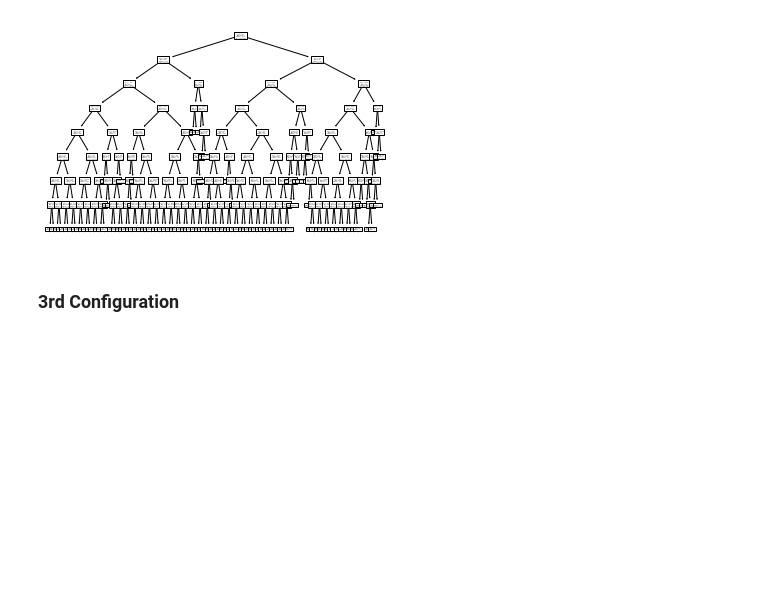
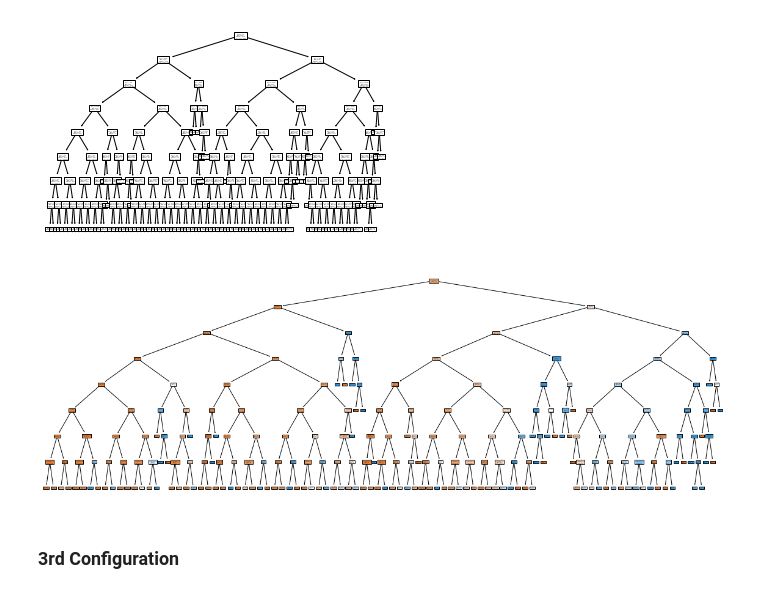
Before and after one commit to AryaCodesAI/Data-Analysis-Using-Machine-Learning-and-Python, a Jupyter notebook: 04_Overfitting & Hyperparameter Tuning with Cross Validation/04C_cross-validation_practice_blank.ipynb, the cells around one changed output. Cells and saved outputs as stored; diff of their text form; code cells hidden in the pictures; blank space fills up the shorter version.

```diff
--- a/04_Overfitting & Hyperparameter Tuning with Cross Validation/04C_cross-validation_practice_blank.ipynb
+++ b/04_Overfitting & Hyperparameter Tuning with Cross Validation/04C_cross-validation_practice_blank.ipynb
@@ -168,6 +180,11 @@ model_dt2.score(X_test, y_test)
 plot_tree(model_dt2);
 # %% [output]
 [figure]
+# %%
+plt.figure(figsize=(20,7))
+plot_tree(decision_tree=model_dt2, feature_names= explanatory.columns , filled= True);
+# %% [output]
+[figure, added]
 # %% [markdown]
 ### 3rd Configuration
 # %%
```
Also changed, not shown: parts of 18 cells of this notebook.
